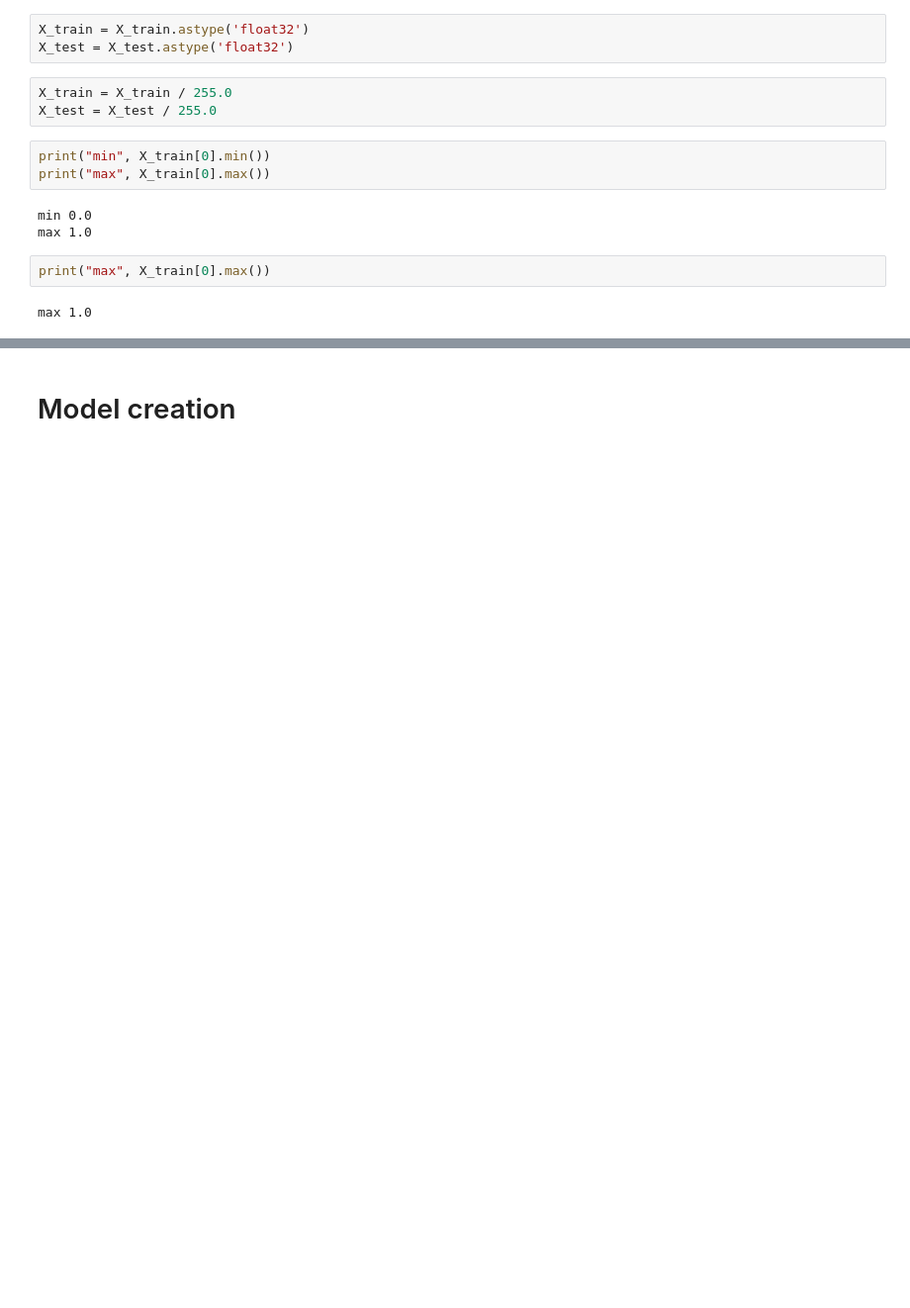
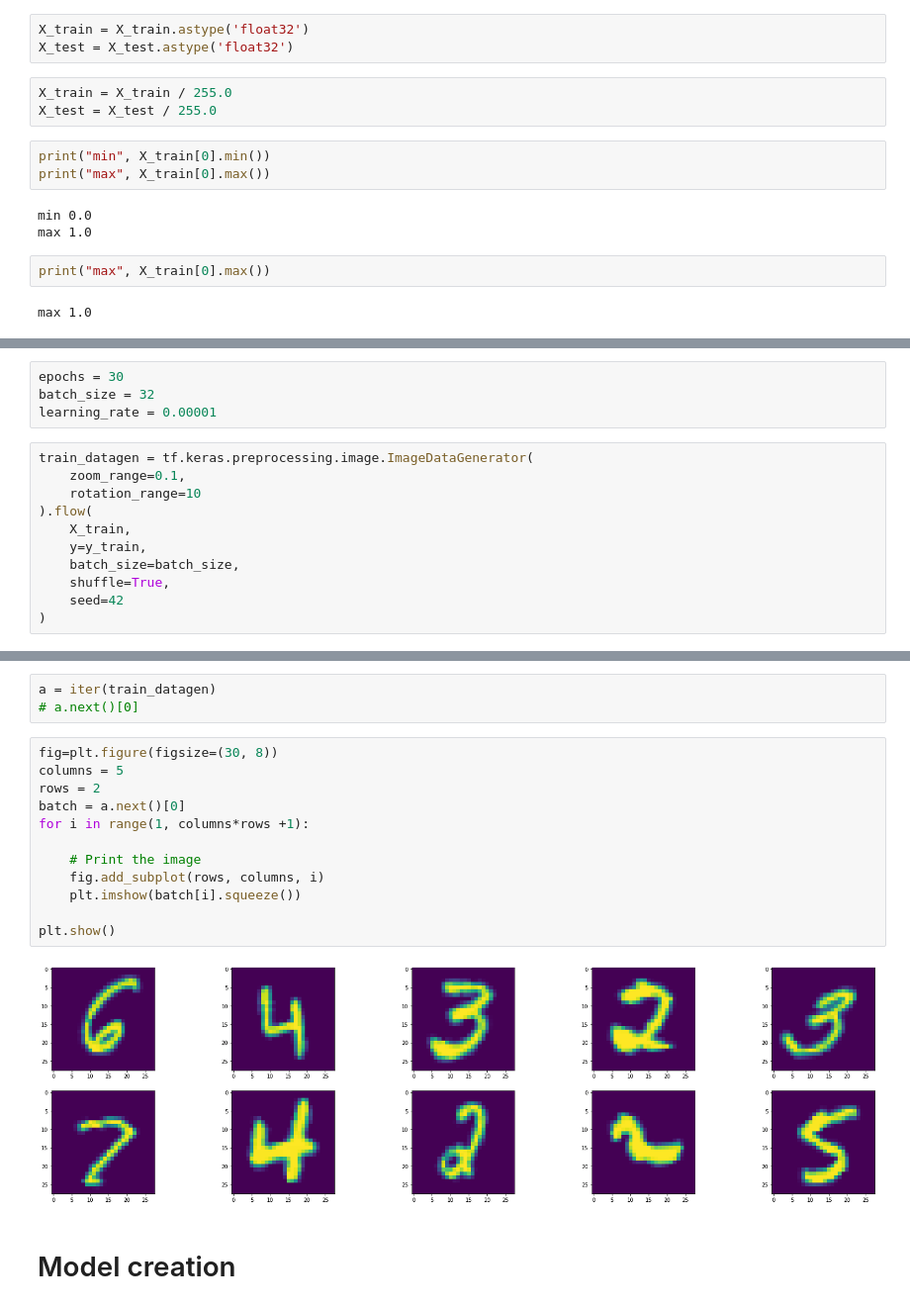
Before and after one commit to leersmathieu/deep-detect-handwriting, a Jupyter notebook: notebooks/CNN_Mnist.ipynb, the cells around one changed output, grey strips where cells are left out. Shown at 99% size. Saved outputs shown, nothing was run; the diff lists cells and outputs as text; blank space fills up the shorter version.

```diff
--- a/notebooks/CNN_Mnist.ipynb
+++ b/notebooks/CNN_Mnist.ipynb
@@ -110,0 +113,15 @@ max 1.0
+# %%
+epochs = 30
+batch_size = 32
+learning_rate = 0.00001
+# %%
+train_datagen = tf.keras.preprocessing.image.ImageDataGenerator(
+    zoom_range=0.1,
+    rotation_range=10
+).flow(
+    X_train,
+    y=y_train,
+    batch_size=batch_size,
+    shuffle=True,
+    seed=42
+)
@@ -111,3 +138,20 @@ max 1.0
+# %%
+a = iter(train_datagen)
+# a.next()[0]
+# %%
+fig=plt.figure(figsize=(30, 8))
+columns = 5
+rows = 2
+batch = a.next()[0]
+for i in range(1, columns*rows +1):
+
+    # Print the image
+    fig.add_subplot(rows, columns, i)
+    plt.imshow(batch[i].squeeze())
+
+plt.show()
+# %% [output]
+[figure, added]
 # %% [markdown]
 # Model creation
 # %%
```
Also changed, not shown: parts of 14 cells of this notebook, 3 other files.
